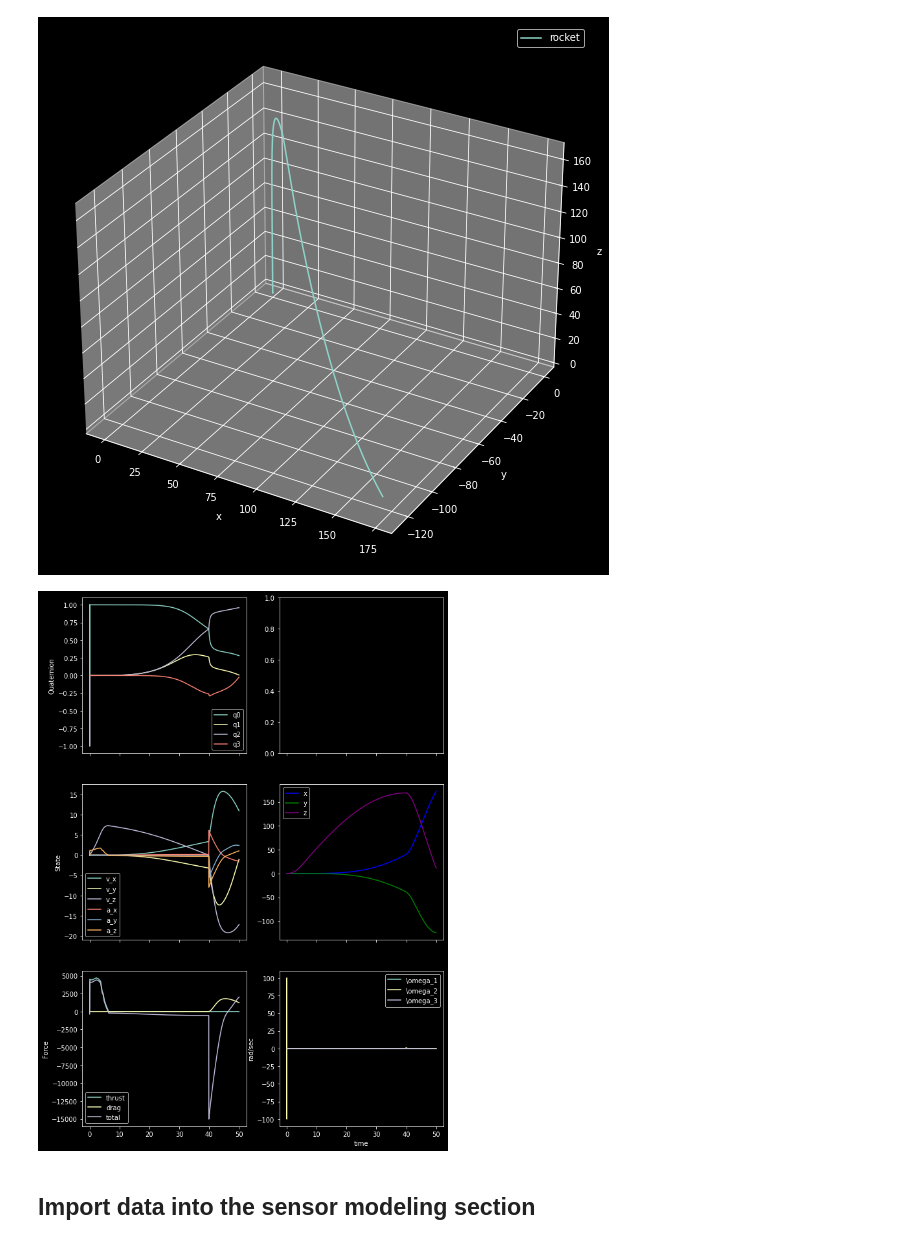
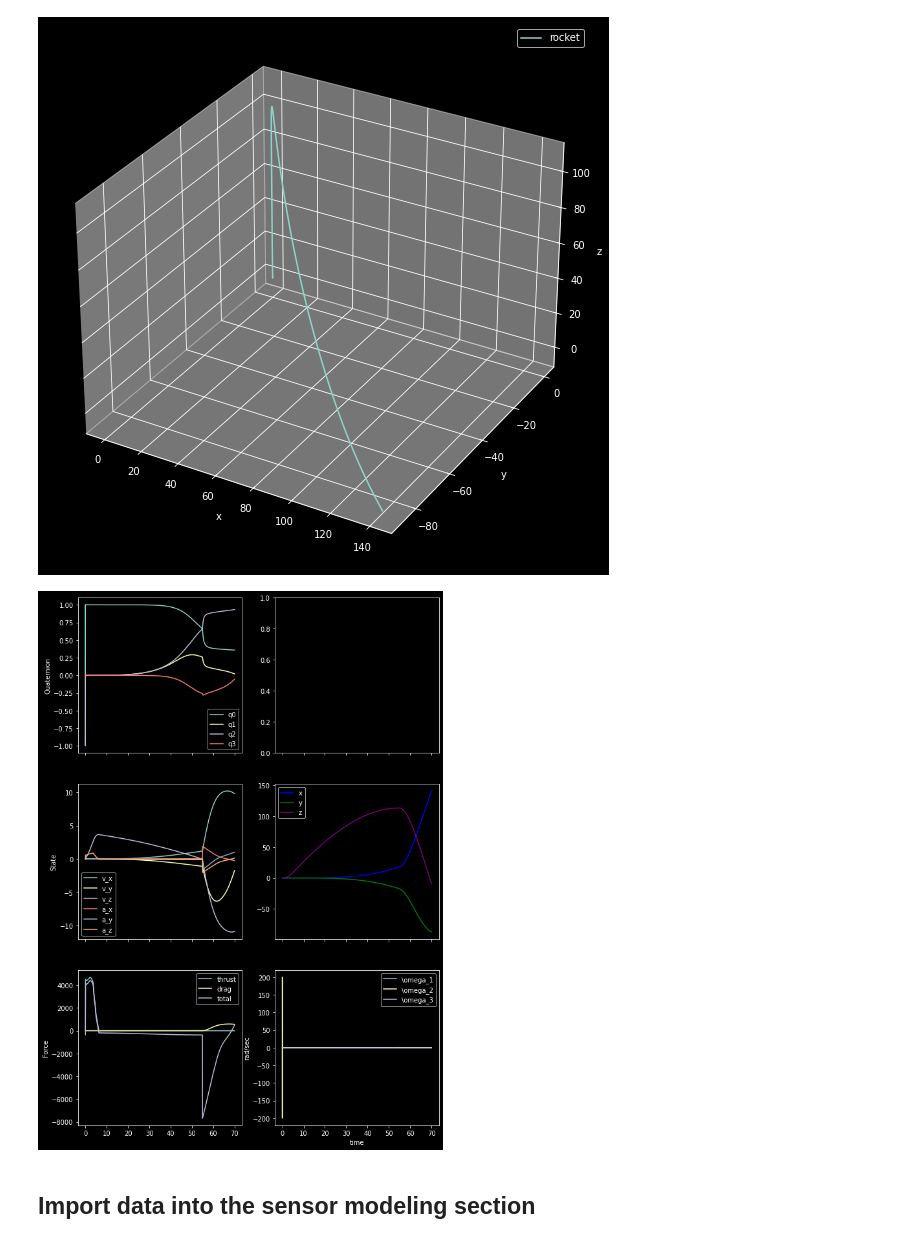
Before and after one commit to Willmac16/fused-kalman-localization, a Jupyter notebook: rocket_example/make_sensor_data.ipynb, the cells around one changed output. Drawn from its saved outputs; the diff is of its cells as text; code cells hidden in the pictures.

```diff
--- a/rocket_example/make_sensor_data.ipynb
+++ b/rocket_example/make_sensor_data.ipynb
@@ -21,8 +21,8 @@ state = State(u)
 sensor_offset = np.array([0,-0.2,-0.5]) # location of the sensor relative to the tip
 sensor_u = np.array([0,0,0, 0, 0, 0, 0, 0, 0,*initial_q,0,0,0])
 
-total_time = 50
-dt = 0.01
+total_time = 70
+dt = 0.005
 
 times = np.arange(0, total_time, dt)
 states = []
@@ -34,9 +34,9 @@ total_forces = []
 
 
 masses = []
-for i in range(len(times)):
-    if state.u[2] < 0 and i > 20:
-        break
+for i, t in enumerate(times):
+    # if state.u[2] < 0 and i > 20:
+    #    break
     ## calculate forces ##
 
     relative_wind = (wind_vector(*state.u[:3])*100 - state.u[3:6])
@@ -64,7 +64,7 @@ for i in range(len(times)):
                             #np.zeros(3))
     drags.append(drag_force[2])
     # calculate thrust force
-    thrust = f_thrust(state.t)
+    thrust = f_thrust(t)
     thrusts.append(thrust)
     heading_vector = np.array([0,0,1]) if np.linalg.norm(state.u[3:6]) < 1e-1 else state.u[3:6] / np.linalg.norm(state.u[3:6])
     thrust_force = heading_vector * thrust
@@ -73,7 +73,7 @@ for i in range(len(times)):
     gravity = np.array([0, 0, -9.81]) * state.m_tot
     masses.append(state.m_tot)
 
-    wind_force = np.zeros(3) if np.linalg.norm(state.u[3:6]) < 1e-5 else wind * relative_wind / np.linalg.norm(relative_wind)
+    wind_force = np.zeros(3, ) if np.linalg.norm(state.u[3:6]) < 1e-5 else wind * relative_wind / np.linalg.norm(relative_wind)
 
     total_force = drag_force + thrust_force + gravity + wind_force
     total_forces.append(total_force[2])
@@ -109,35 +109,35 @@ ax0.set_ylabel('Quaternion')
 ax3.plot(times, [state[0] for state in states], label='x', color = 'blue')
 ax3.plot(times, [state[1] for state in states], label='y', color = 'green')
 ax3.plot(times, [state[2] for state in states], label='z', color = 'purple')
 ax3.legend()
 
 ax2.plot(times, [state[3] for state in states], label='v_x')
 ax2.plot(times, [state[4] for state in states], label='v_y')
 ax2.plot(times, [state[5] for state in states], label='v_z')
 ax2.plot(times, [state[6] for state in states], label='a_x')
 ax2.plot(times, [state[7] for state in states], label='a_y')
 ax2.plot(times, [state[8] for state in states], label='a_z')
 ax2.legend()
 ax2.set_ylabel('State')
 
 # Subplot 2: x,y,z acceleration over time
 ax4.plot(times, thrusts, label="thrust")
 ax4.plot(times, drags, label="drag")
 ax4.plot(times, total_forces, label="total")
 ax4.set_ylabel('Force')
 ax4.legend()
 
 # Subplot 3: omega1, omega2, omega3 over time
 ax5.plot(times[:len(states)], [state[13] for state in states], label='\\omega_1')
 ax5.plot(times[:len(states)], [state[14] for state in states], label='\\omega_2')
 ax5.plot(times[:len(states)], [state[15] for state in states], label='\\omega_3')
 ax5.set_xlabel('time')
 ax5.set_ylabel('rad/sec')
 ax5.legend()
 plt.show()
 # %% [output]
-[figure, old version]
+[figure, new version]
-[figure, old version]
+[figure, new version]
 # %% [markdown]
 ## Import data into the sensor modeling section
 # %%
```
Also changed, not shown: parts of 15 cells of this notebook, 1 other file.
